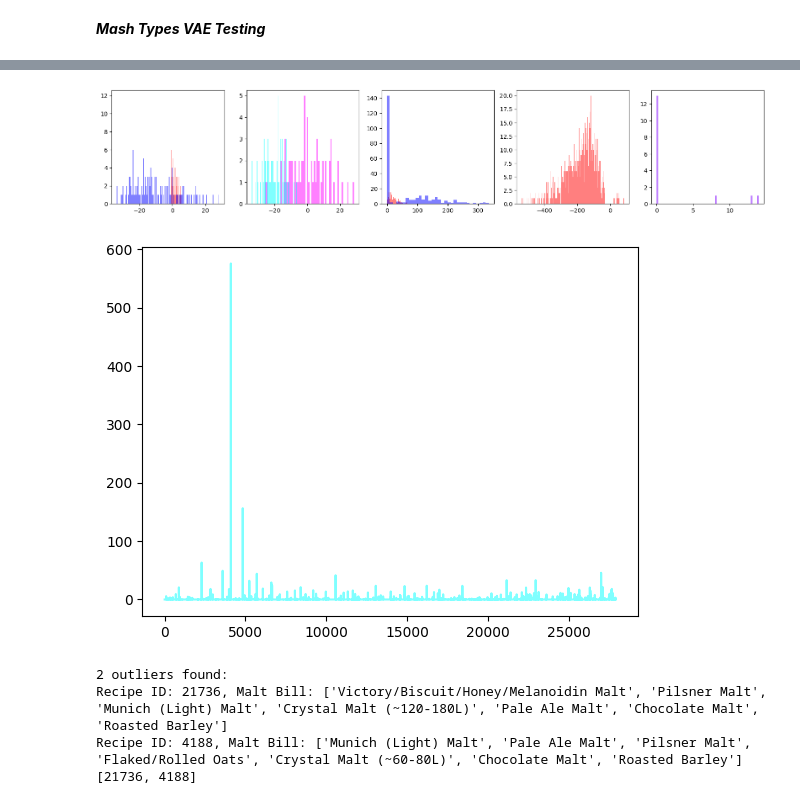
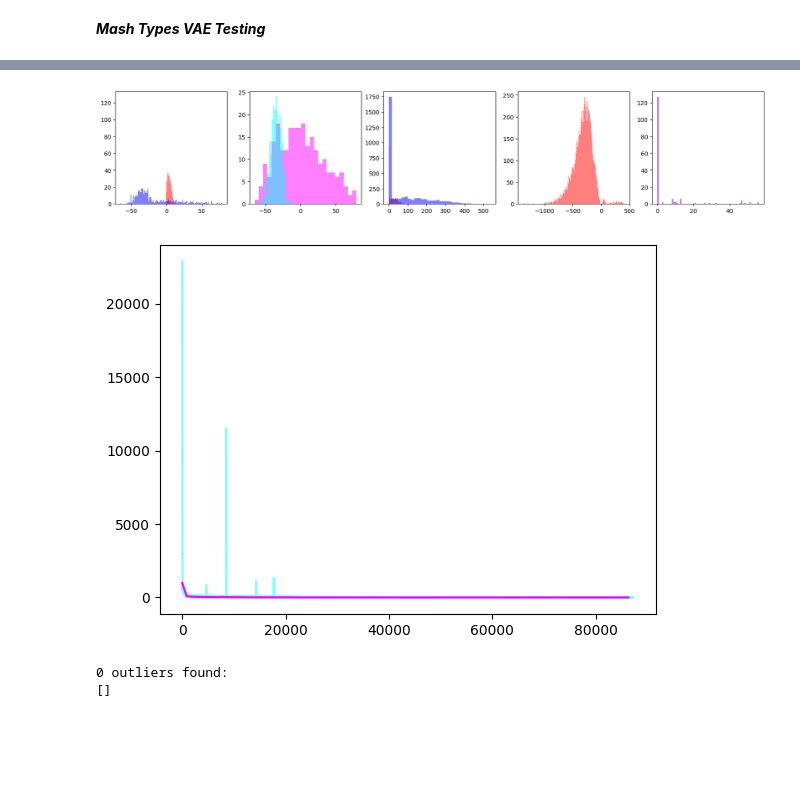
Before and after one commit to halobrewery/brewbrain, a Jupyter notebook: mash_vae_test.ipynb, the cells around one changed output, grey strips where cells are left out. Drawn from its saved outputs; the diff is of its cells as text; code cells hidden in the pictures; blank space fills up the shorter version.

```diff
--- a/mash_vae_test.ipynb
+++ b/mash_vae_test.ipynb
@@ -158,9 +158,9 @@ with torch.no_grad():
 ***Mash Types VAE Testing***
 # %%
 LEAKY_RELU_SLOPE = 0.1
-HIDDEN_SIZE = 256
-Z_SIZE = 64
-GRAIN_TYPE_EMBED_SIZE = 16
+HIDDEN_SIZE = 224 # 224 is good (200 epochs results in 0.23% error), 200 is not enough to get reconstruction loss < 1
+Z_SIZE = 24 # 24 is just enough, anything lower will not be able to achieve a reconstruction loss < 1
+GRAIN_TYPE_EMBED_SIZE = 20 # Embedding needs to be ~20, NOTE: 16 is too low for 62 malt types and results in confusion around some malts
 NUM_CORE_GRAIN_TYPES = len(core_grains_idx_to_dbid) # Currently this is ~62
 
 type_embedding = nn.Embedding(NUM_CORE_GRAIN_TYPES, GRAIN_TYPE_EMBED_SIZE)
@@ -178,11 +178,11 @@ num_iter = 0
 
 optim_params = list(type_embedding.parameters()) + list(enc1.parameters()) + list(enc2.parameters()) + list(dec1.parameters()) + list(dec2.parameters()) + list(type_decoder.parameters()) + list(C_max)
 optimizer = torch.optim.Adam(optim_params, lr=1e-3, betas=(0.9, 0.999))
-scheduler = torch.optim.lr_scheduler.ReduceLROnPlateau(optimizer, factor=0.5, patience=5000, eps=1e-6)
+scheduler = torch.optim.lr_scheduler.ReduceLROnPlateau(optimizer, factor=0.5, patience=4000, eps=1e-7)
 # %%
-NUM_EPOCHS = 1
-BATCH_SIZE = 1
-KL_WEIGHT  = 1
+NUM_EPOCHS = 100
+BATCH_SIZE = 32
+KL_WEIGHT  = 0
 
 #optimizer.param_groups[0]['lr'] = 1e-5 # Learning Rate
 
@@ -249,8 +249,8 @@ for i in range(NUM_EPOCHS):
     batch_losses.append(loss.item())
     batch_loss_sum += loss.item()
     num_batch_losses += 1
-    if loss.item() > 80:
-      outlier_batches.append(batch_data)
+    if KL_WEIGHT == 0 and BATCH_SIZE == 1 and NUM_EPOCHS == 1 and loss.item() > 100:
+      outlier_batches.append((batch_data,loss.item()))
 
     num_iter += 1
 
@@ -259,11 +259,11 @@ for i in range(NUM_EPOCHS):
     nn.utils.clip_grad_norm_(optim_params, 10.0)
     optimizer.step()
     scheduler.step(loss)
-    if batch_idx % 250 == 0: print(f"Loss: {loss.item()}, lr: {optimizer.param_groups[0]['lr']}, C: {torch.clamp(C_max/C_STOP_ITER * num_iter, 0, C_max.data[0]).item()}")
+    print('\r', "Loss:", loss.item(), "lr:", optimizer.param_groups[0]['lr'], "C:", torch.clamp(C_max/C_STOP_ITER * num_iter, 0, C_max.data[0]).item(), end='')
 
   epoch_avg_loss = batch_loss_sum / num_batch_losses
   epoch_avg_losses.append(epoch_avg_loss)
-  print(f"Avg Epoch loss: {epoch_avg_loss}")
+  print("\r\n", f"Avg Epoch #{i+1} loss: {epoch_avg_loss}")
 
 fig2, lossesAx = plt.subplots(1, 1)
 lossesAx.plot(list(range(1,len(batch_losses)+1)), batch_losses, c='cyan', alpha=0.5)
@@ -291,5 +291,5 @@ Avg Epoch loss: 0.09331942474380735
-[figure, old version]
+[figure, new version]
-[figure, old version]
+[figure, new version]
 # %%
 def get_malt_names_from_inds_tensor(inds_tensor):
   malt_names = []
@@ -302,16 +302,14 @@ def get_malt_names_from_inds_tensor(inds_tensor):
   return malt_names
 
 print(f"{len(outlier_batches)} outliers found:")
-for outlier in outlier_batches:
+for outlier, loss in outlier_batches:
   x = outlier['core_types']
-  print(f"Recipe ID: {outlier['recipe_id'].item()}, Malt Bill: {get_malt_names_from_inds_tensor(x[0])}")
+  print(f"Recipe ID: {outlier['recipe_id'].item()}, Loss: {loss}, Malt Bill: {get_malt_names_from_inds_tensor(x[0])}")
 
-print([outlier['recipe_id'].item() for outlier in outlier_batches])
+print([outlier['recipe_id'].item() for outlier, _ in outlier_batches])
 # %% [output]
-2 outliers found:
-Recipe ID: 21736, Malt Bill: ['Victory/Biscuit/Honey/Melanoidin Malt', 'Pilsner Malt', 'Munich (Light) Malt', 'Crystal Malt (~120-180L)', 'Pale Ale Malt', 'Chocolate Malt', 'Roasted Barley']
-Recipe ID: 4188, Malt Bill: ['Munich (Light) Malt', 'Pale Ale Malt', 'Pilsner Malt', 'Flaked/Rolled Oats', 'Crystal Malt (~60-80L)', 'Chocolate Malt', 'Roasted Barley']
-[21736, 4188]
+0 outliers found:
+[]
 # %%
 plt.close()
 plt.hist(type_embedding.weight.detach().flatten().numpy(), bins=100, facecolor='cyan', alpha=0.5)
```
Also changed, not shown: parts of 3 cells of this notebook, 2 other files.
